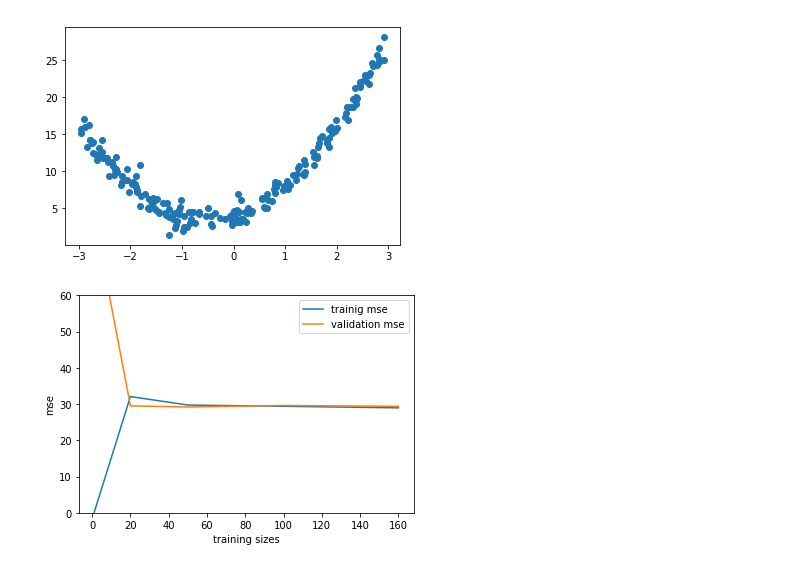
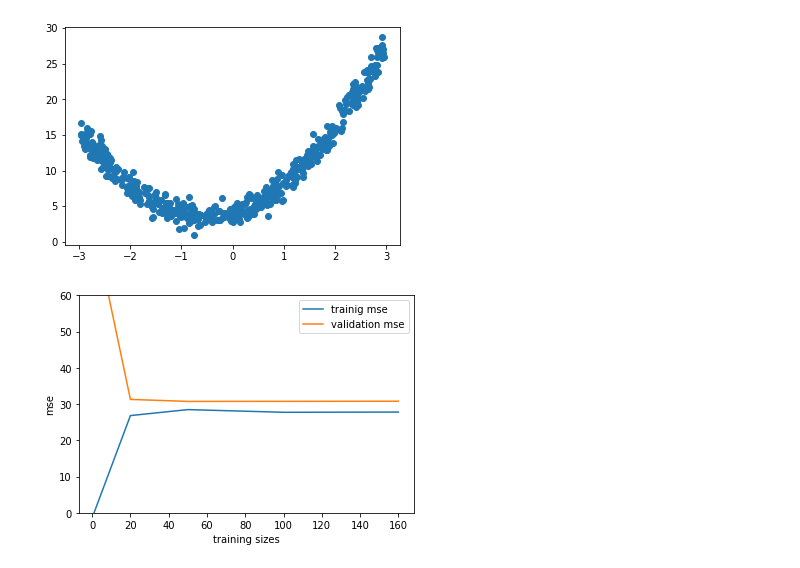
Before and after one commit to joei1994/ML-Projects, a Jupyter notebook: tutorial/learning_curve_2.ipynb, the cells around one changed output. Cells and saved outputs as stored; diff of their text form; code cells hidden in the pictures.

```diff
--- a/tutorial/learning_curve_2.ipynb
+++ b/tutorial/learning_curve_2.ipynb
@@ -1,17 +1,17 @@
 # %%
 #let's generate X, Y
 import numpy as np
 import matplotlib
 import matplotlib.pyplot as plt
 np.random.seed(42)
-m = 200
+m = 500
 X = 6 * np.random.rand(m, 1) - 3
 Y = 2 * X**2 + 2 * X + 4 + np.random.randn(m, 1)
 
 plt.scatter(X, Y)
 plt.show()
 # %% [output]
-[figure, old version]
+[figure, new version]
 # %%
 #define training sizes
 training_sizes = [1, 20, 50, 100, 160]
@@ -42,4 +42,4 @@ plt.ylim(0, 60)
 plt.legend()
 plt.show()
 # %% [output]
-[figure, old version]
+[figure, new version]
```
Also changed, not shown: parts of 1 cell of this notebook.
